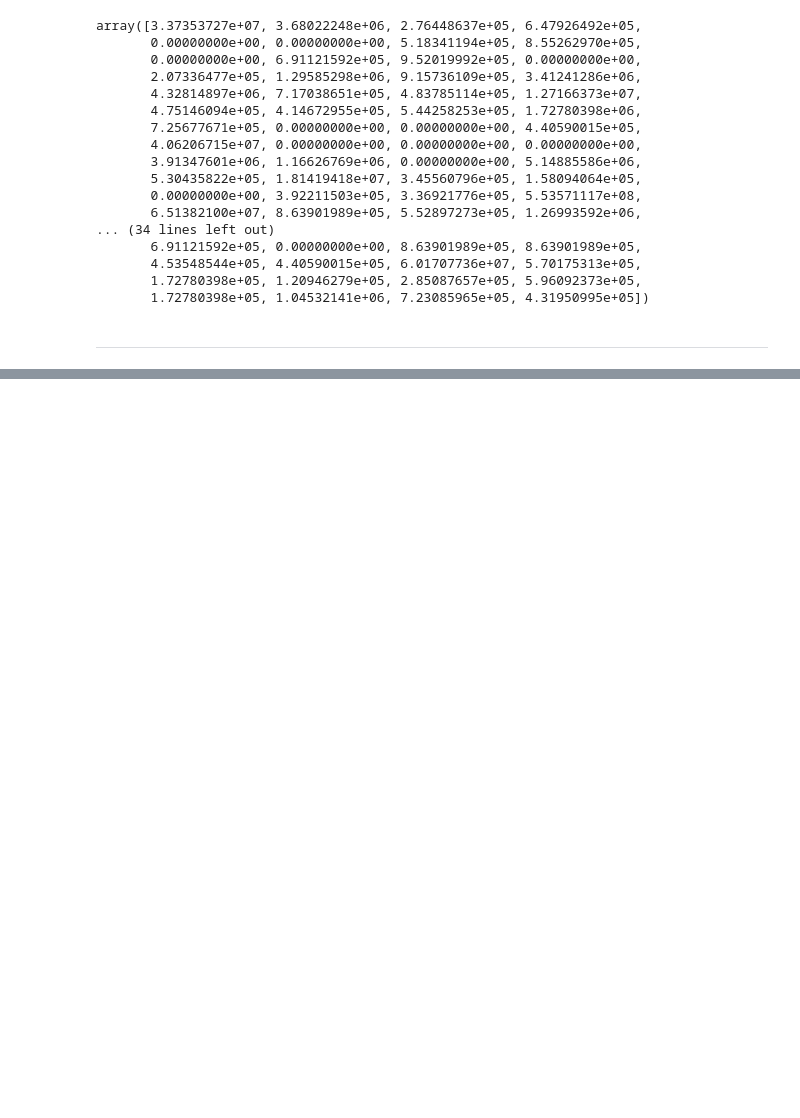
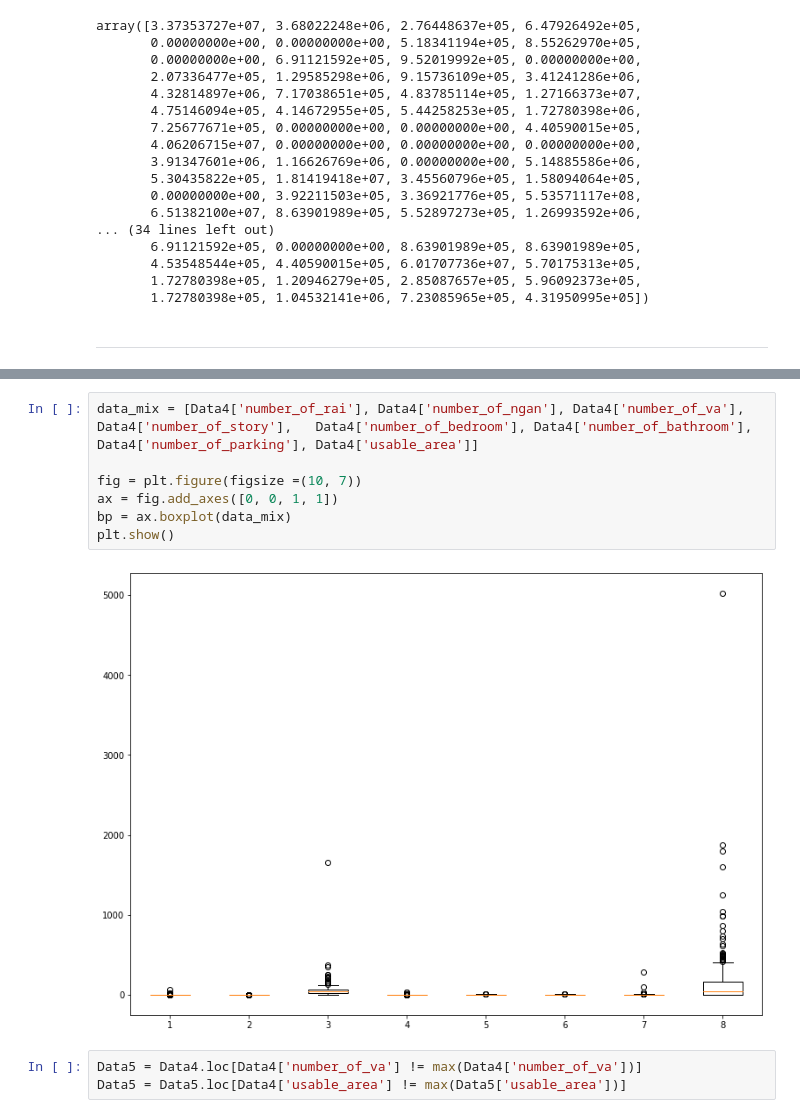
Before and after one commit to NahataiTep/DPDM65, a Jupyter notebook: Final.ipynb, the cells around one changed output, grey strips where cells are left out. Drawn from its saved outputs; the diff is of its cells as text; blank space fills up the shorter version.

```diff
--- a/Final.ipynb
+++ b/Final.ipynb
@@ -308,0 +592,12 @@ array([3.37353727e+07, 3.68022248e+06, 2.76448637e+05, 6.47926492e+05,
+# %%
+data_mix = [Data4['number_of_rai'], Data4['number_of_ngan'], Data4['number_of_va'], Data4['number_of_story'],	Data4['number_of_bedroom'], Data4['number_of_bathroom'],	Data4['number_of_parking'],	Data4['usable_area']]
+
+fig = plt.figure(figsize =(10, 7))
+ax = fig.add_axes([0, 0, 1, 1])
+bp = ax.boxplot(data_mix)
+plt.show()
+# %% [output]
+[figure, added]
+# %%
+Data5 = Data4.loc[Data4['number_of_va'] != max(Data4['number_of_va'])]
+Data5 = Data5.loc[Data4['usable_area'] != max(Data5['usable_area'])]
```
Also changed, not shown: parts of 79 cells of this notebook.
